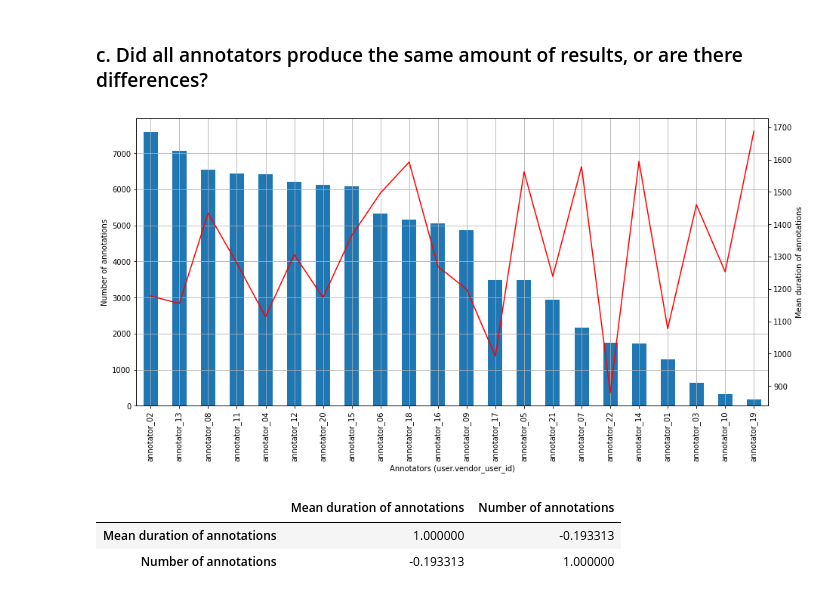
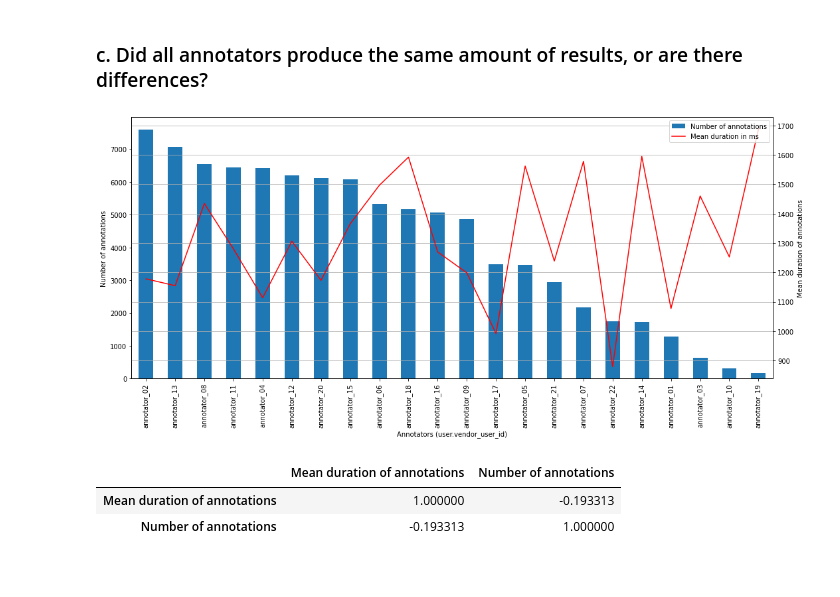
Before and after one commit to davidhoof/quality-match-homework, a Jupyter notebook: QualityMatchHomework.ipynb, the cells around one changed output. Drawn from its saved outputs; the diff is of its cells as text; code cells hidden in the pictures.

```diff
--- a/QualityMatchHomework.ipynb
+++ b/QualityMatchHomework.ipynb
@@ -128,16 +218,28 @@ Name: task_output.duration_ms, dtype: float64
 # %%
 # fig, ax = plt.subplots(1,1, figsize=(15,7))
 ax=df['user.vendor_user_id'].value_counts(sort=True).plot.bar(rot=90,figsize=(15,7))
 annotators_sorted_list = df['user.vendor_user_id'].value_counts().index.tolist()
 # print(ax.get_xlabel())
-ax2=df[(df['task_output.duration_ms'] >=0)].groupby(by='user.vendor_user_id')['task_output.duration_ms'].mean().reindex(annotators_sorted_list).plot(ax=ax, rot=90, grid=True, secondary_y=True,color='red')
-
+ax2=df[(df['task_output.duration_ms'] >=0)].groupby(by='user.vendor_user_id')['task_output.duration_ms'].mean().reindex(annotators_sorted_list).plot(ax=ax, rot=90, secondary_y=True,color='red')
+ax2.grid(axis='y')
 ax.set_ylabel("Number of annotations")
 ax.set_xlabel("Annotators (user.vendor_user_id)")
 ax2.set_ylabel("Mean duration of annotations")
+ax2.legend()
+
+label_mapping = {
+    'task_output.duration_ms (right)' : 'Mean duration in ms',
+    'user.vendor_user_id': 'Number of annotations'
+}
+
+ax2.legend(*zip(*map(lambda x, y: (x, label_mapping[y]), *merge_axis_legends(ax,ax2))), loc=1)
+
+fig = ax2.get_figure()
 fig.tight_layout()
+# fig.savefig('numberofannotations_per_annotator.png')
+fig.show()
 # %% [output]
-[figure, old version]
+[figure, new version]
 # %%
 corr=pd.concat(
     [
```
Also changed, not shown: parts of 17 cells of this notebook.
